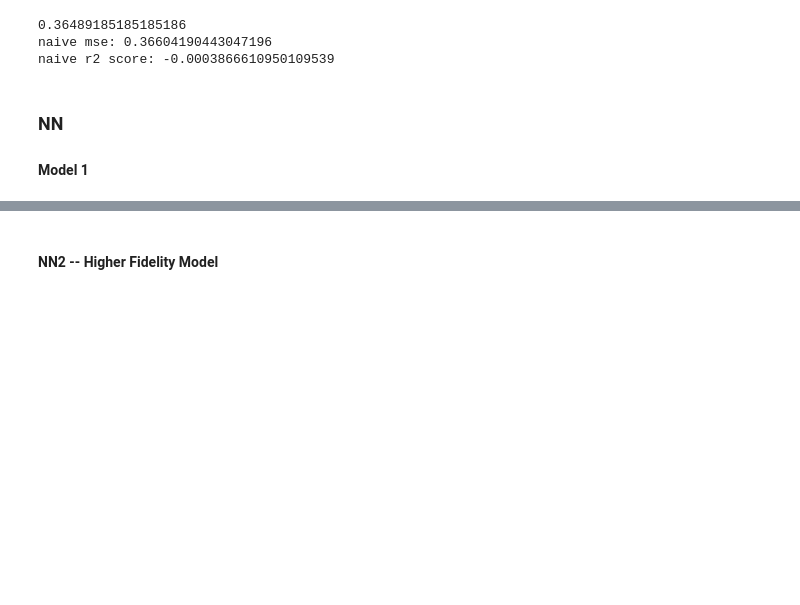
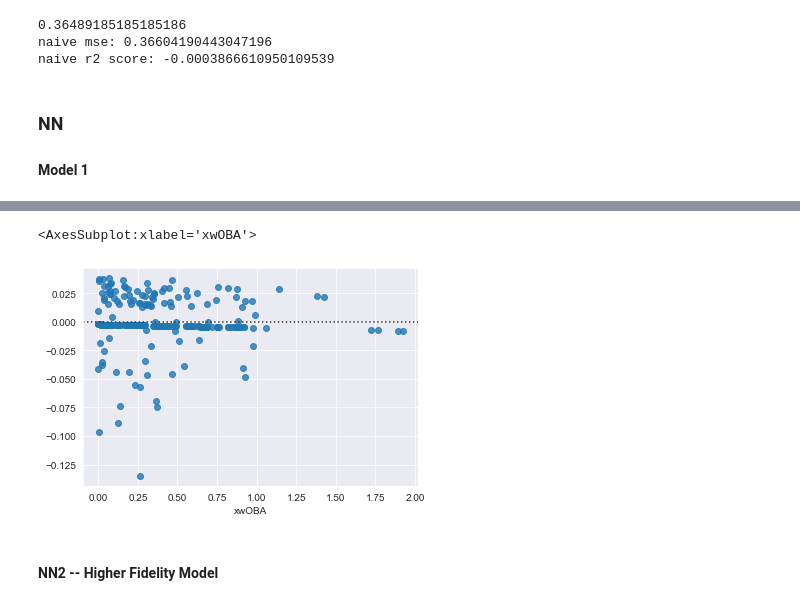
Before and after one commit to trpubz/DBacksAnalysis, a Jupyter notebook: 3Data Prep_Modeling/Data_NN.ipynb, the cells around one changed output, grey strips where cells are left out. Cells and saved outputs as stored; diff of their text form; code cells hidden in the pictures; blank space fills up the shorter version.

```diff
--- a/3Data Prep_Modeling/Data_NN.ipynb
+++ b/3Data Prep_Modeling/Data_NN.ipynb
@@ -246,3 +268,9 @@ ModuleNotFoundError: No module named 'tensorflow'
+# %%
+import seaborn as sns
+sns.residplot(x=y_test, y=predictions)
+# %% [output]
+<AxesSubplot:xlabel='xwOBA'>
+[figure, added]
 # %% [markdown]
 #### NN2 -- Higher Fidelity Model
 # %%
```
Also changed, not shown: parts of 15 cells of this notebook, 1 other file.
